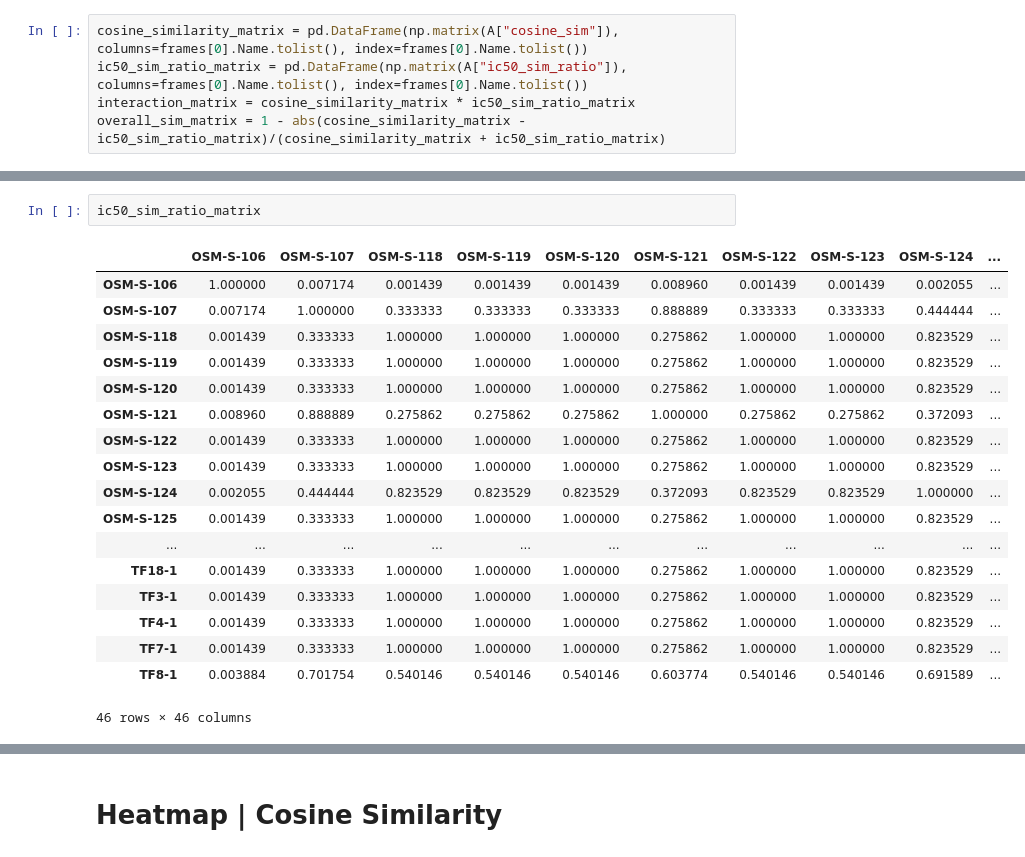
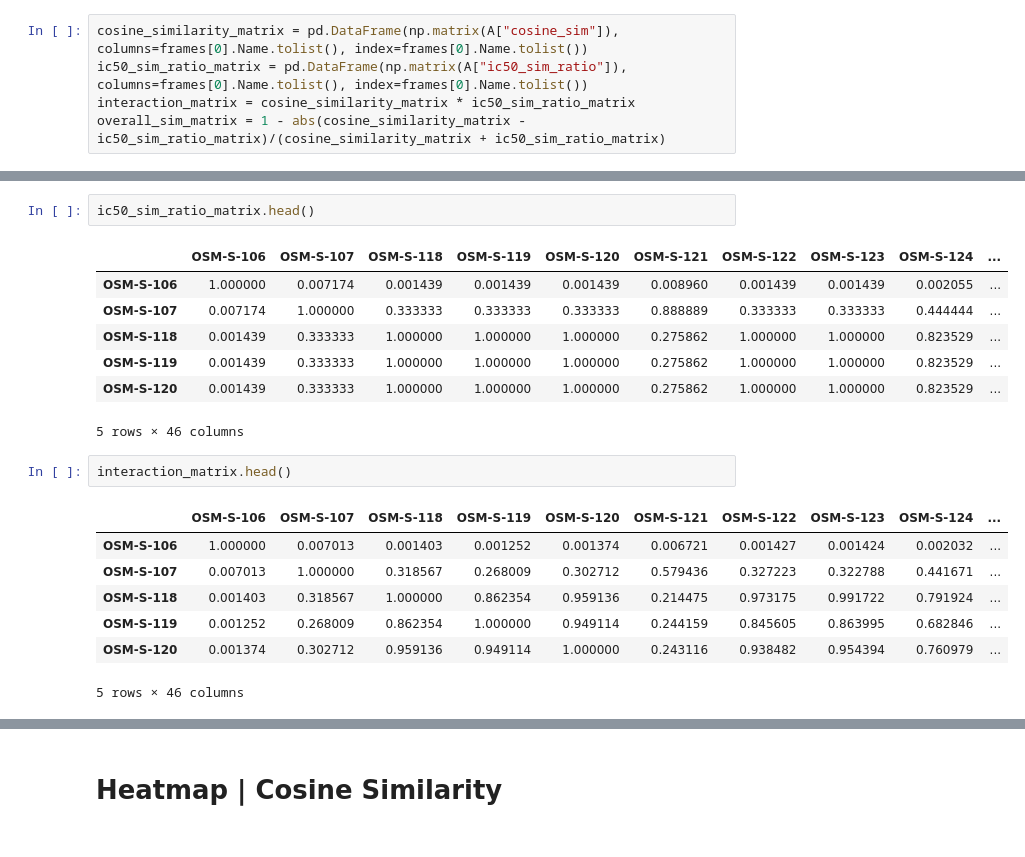
Before and after one commit to conradbm/kcail, a Jupyter notebook: code/2_deeper_findings_/main_similarities.ipynb, the cells around one changed output, grey strips where cells are left out. Saved outputs shown, nothing was run; the diff lists cells and outputs as text.

```diff
--- a/code/2_deeper_findings_/main_similarities.ipynb
+++ b/code/2_deeper_findings_/main_similarities.ipynb
@@ -243,22 +246,21 @@ cosine_similarity_matrix
 # %%
-ic50_sim_ratio_matrix
+ic50_sim_ratio_matrix.head()
 # %% [output]
 |  | OSM-S-106 | OSM-S-107 | OSM-S-118 | OSM-S-119 | OSM-S-120 | OSM-S-121 | OSM-S-122 | OSM-S-123 | OSM-S-124 | ... |
 | OSM-S-106 | 1.000000 | 0.007174 | 0.001439 | 0.001439 | 0.001439 | 0.008960 | 0.001439 | 0.001439 | 0.002055 | ... |
 | OSM-S-107 | 0.007174 | 1.000000 | 0.333333 | 0.333333 | 0.333333 | 0.888889 | 0.333333 | 0.333333 | 0.444444 | ... |
 | OSM-S-118 | 0.001439 | 0.333333 | 1.000000 | 1.000000 | 1.000000 | 0.275862 | 1.000000 | 1.000000 | 0.823529 | ... |
 | OSM-S-119 | 0.001439 | 0.333333 | 1.000000 | 1.000000 | 1.000000 | 0.275862 | 1.000000 | 1.000000 | 0.823529 | ... |
 | OSM-S-120 | 0.001439 | 0.333333 | 1.000000 | 1.000000 | 1.000000 | 0.275862 | 1.000000 | 1.000000 | 0.823529 | ... |
-| OSM-S-121 | 0.008960 | 0.888889 | 0.275862 | 0.275862 | 0.275862 | 1.000000 | 0.275862 | 0.275862 | 0.372093 | ... |
-| OSM-S-122 | 0.001439 | 0.333333 | 1.000000 | 1.000000 | 1.000000 | 0.275862 | 1.000000 | 1.000000 | 0.823529 | ... |
-| OSM-S-123 | 0.001439 | 0.333333 | 1.000000 | 1.000000 | 1.000000 | 0.275862 | 1.000000 | 1.000000 | 0.823529 | ... |
-| OSM-S-124 | 0.002055 | 0.444444 | 0.823529 | 0.823529 | 0.823529 | 0.372093 | 0.823529 | 0.823529 | 1.000000 | ... |
-| OSM-S-125 | 0.001439 | 0.333333 | 1.000000 | 1.000000 | 1.000000 | 0.275862 | 1.000000 | 1.000000 | 0.823529 | ... |
-| ... | ... | ... | ... | ... | ... | ... | ... | ... | ... | ... |
-| TF18-1 | 0.001439 | 0.333333 | 1.000000 | 1.000000 | 1.000000 | 0.275862 | 1.000000 | 1.000000 | 0.823529 | ... |
-| TF3-1 | 0.001439 | 0.333333 | 1.000000 | 1.000000 | 1.000000 | 0.275862 | 1.000000 | 1.000000 | 0.823529 | ... |
-| TF4-1 | 0.001439 | 0.333333 | 1.000000 | 1.000000 | 1.000000 | 0.275862 | 1.000000 | 1.000000 | 0.823529 | ... |
-| TF7-1 | 0.001439 | 0.333333 | 1.000000 | 1.000000 | 1.000000 | 0.275862 | 1.000000 | 1.000000 | 0.823529 | ... |
-| TF8-1 | 0.003884 | 0.701754 | 0.540146 | 0.540146 | 0.540146 | 0.603774 | 0.540146 | 0.540146 | 0.691589 | ... |
-46 rows × 46 columns
+5 rows × 46 columns
+# %%
+interaction_matrix.head()
+# %% [output]
+|  | OSM-S-106 | OSM-S-107 | OSM-S-118 | OSM-S-119 | OSM-S-120 | OSM-S-121 | OSM-S-122 | OSM-S-123 | OSM-S-124 | ... |
+| OSM-S-106 | 1.000000 | 0.007013 | 0.001403 | 0.001252 | 0.001374 | 0.006721 | 0.001427 | 0.001424 | 0.002032 | ... |
+| OSM-S-107 | 0.007013 | 1.000000 | 0.318567 | 0.268009 | 0.302712 | 0.579436 | 0.327223 | 0.322788 | 0.441671 | ... |
+| OSM-S-118 | 0.001403 | 0.318567 | 1.000000 | 0.862354 | 0.959136 | 0.214475 | 0.973175 | 0.991722 | 0.791924 | ... |
+| OSM-S-119 | 0.001252 | 0.268009 | 0.862354 | 1.000000 | 0.949114 | 0.244159 | 0.845605 | 0.863995 | 0.682846 | ... |
+| OSM-S-120 | 0.001374 | 0.302712 | 0.959136 | 0.949114 | 1.000000 | 0.243116 | 0.938482 | 0.954394 | 0.760979 | ... |
+5 rows × 46 columns
 # %%
```
Also changed, not shown: parts of 24 cells of this notebook.
